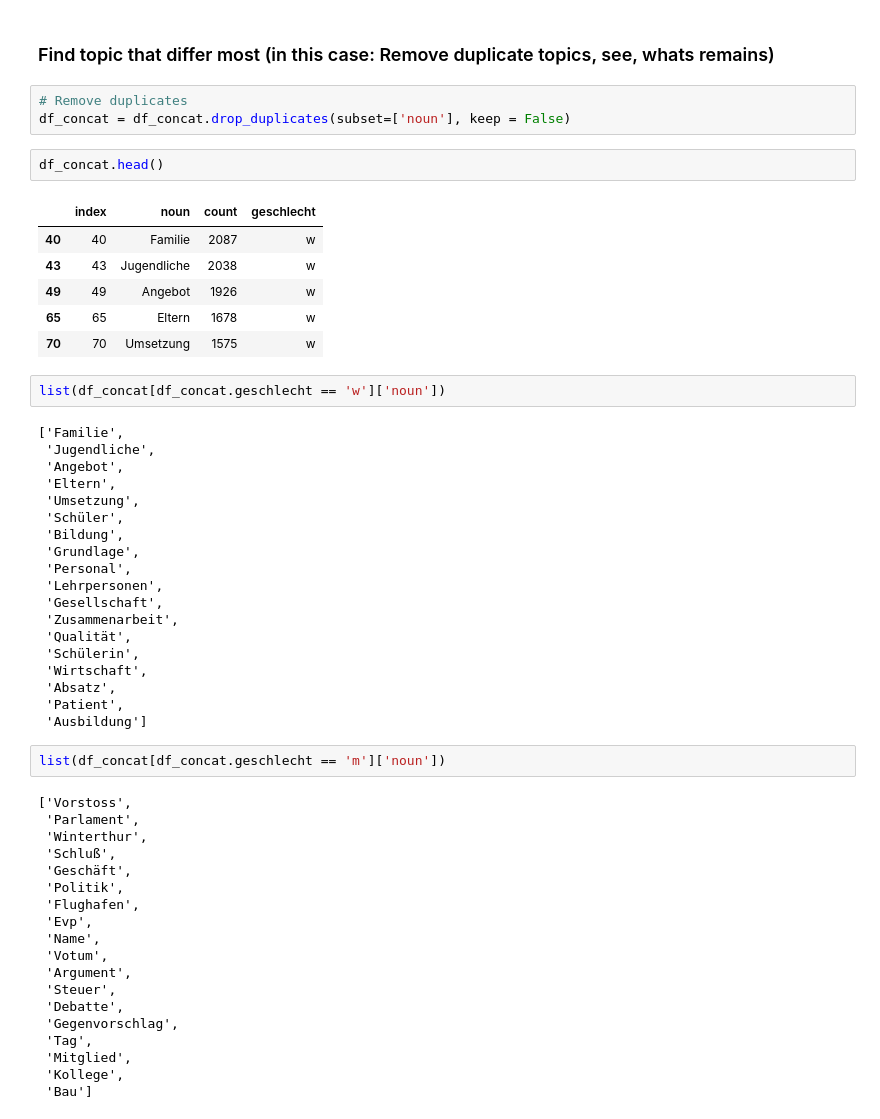
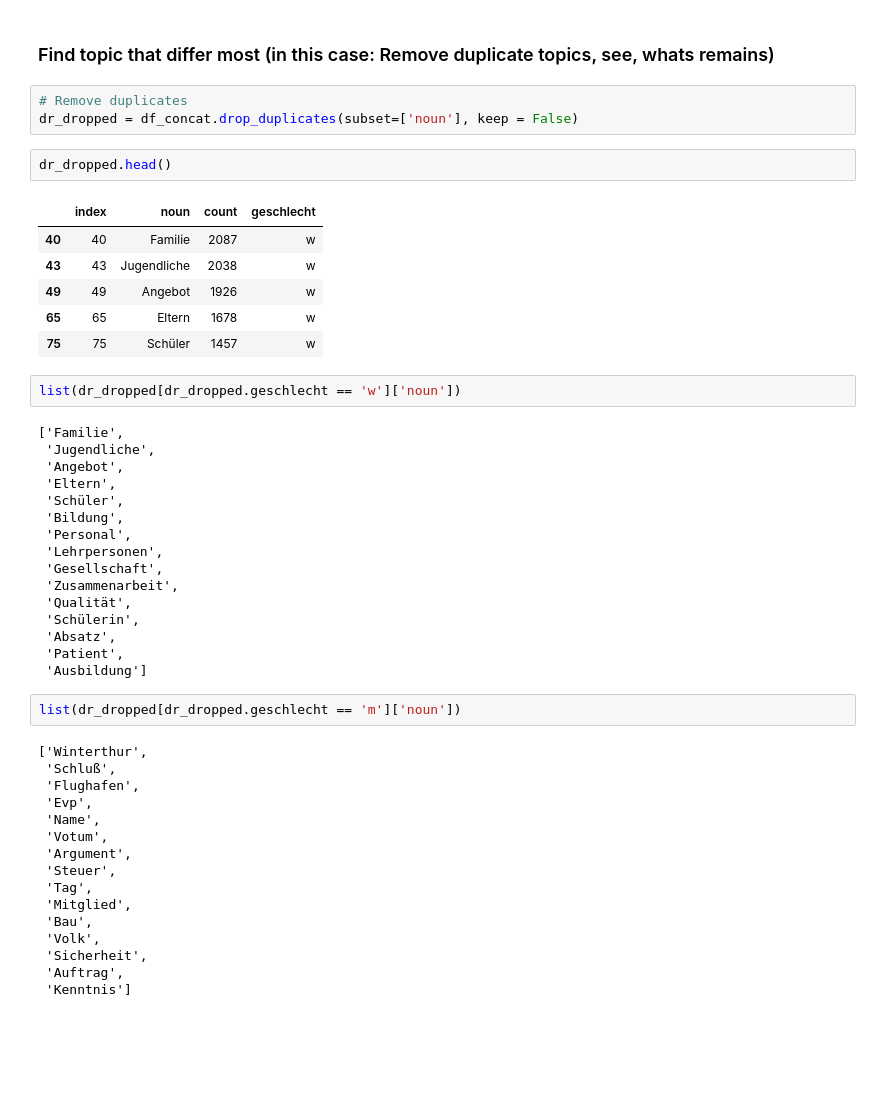
Before and after one commit to simonhuwiler/nzz_zh_kantonsrat, a Jupyter notebook: src/5_text_analysis.ipynb, the cells around one changed output. Saved outputs shown, nothing was run; the diff lists cells and outputs as text; blank space fills up the shorter version.

```diff
--- a/src/5_text_analysis.ipynb
+++ b/src/5_text_analysis.ipynb
@@ -217,55 +213,49 @@ df_diff
 ### Find topic that differ most (in this case: Remove duplicate topics, see, whats remains)
 # %%
 # Remove duplicates
-df_concat = df_concat.drop_duplicates(subset=['noun'], keep = False)
+dr_dropped = df_concat.drop_duplicates(subset=['noun'], keep = False)
 # %%
-df_concat.head()
+dr_dropped.head()
 # %% [output]
 |  | index | noun | count | geschlecht |
 | 40 | 40 | Familie | 2087 | w |
 | 43 | 43 | Jugendliche | 2038 | w |
 | 49 | 49 | Angebot | 1926 | w |
 | 65 | 65 | Eltern | 1678 | w |
-| 70 | 70 | Umsetzung | 1575 | w |
+| 75 | 75 | Schüler | 1457 | w |
 # %%
-list(df_concat[df_concat.geschlecht == 'w']['noun'])
+list(dr_dropped[dr_dropped.geschlecht == 'w']['noun'])
 # %% [output]
 ['Familie',
  'Jugendliche',
  'Angebot',
  'Eltern',
- 'Umsetzung',
  'Schüler',
  'Bildung',
- 'Grundlage',
  'Personal',
  'Lehrpersonen',
  'Gesellschaft',
  'Zusammenarbeit',
  'Qualität',
  'Schülerin',
- 'Wirtschaft',
  'Absatz',
  'Patient',
  'Ausbildung']
 # %%
-list(df_concat[df_concat.geschlecht == 'm']['noun'])
+list(dr_dropped[dr_dropped.geschlecht == 'm']['noun'])
 # %% [output]
-['Vorstoss',
- 'Parlament',
- 'Winterthur',
+['Winterthur',
  'Schluß',
- 'Geschäft',
- 'Politik',
  'Flughafen',
  'Evp',
  'Name',
  'Votum',
  'Argument',
  'Steuer',
- 'Debatte',
- 'Gegenvorschlag',
  'Tag',
  'Mitglied',
- 'Kollege',
- 'Bau']
+ 'Bau',
+ 'Volk',
+ 'Sicherheit',
+ 'Auftrag',
+ 'Kenntnis']
```
Also changed, not shown: parts of 7 cells of this notebook, 6 other files.
